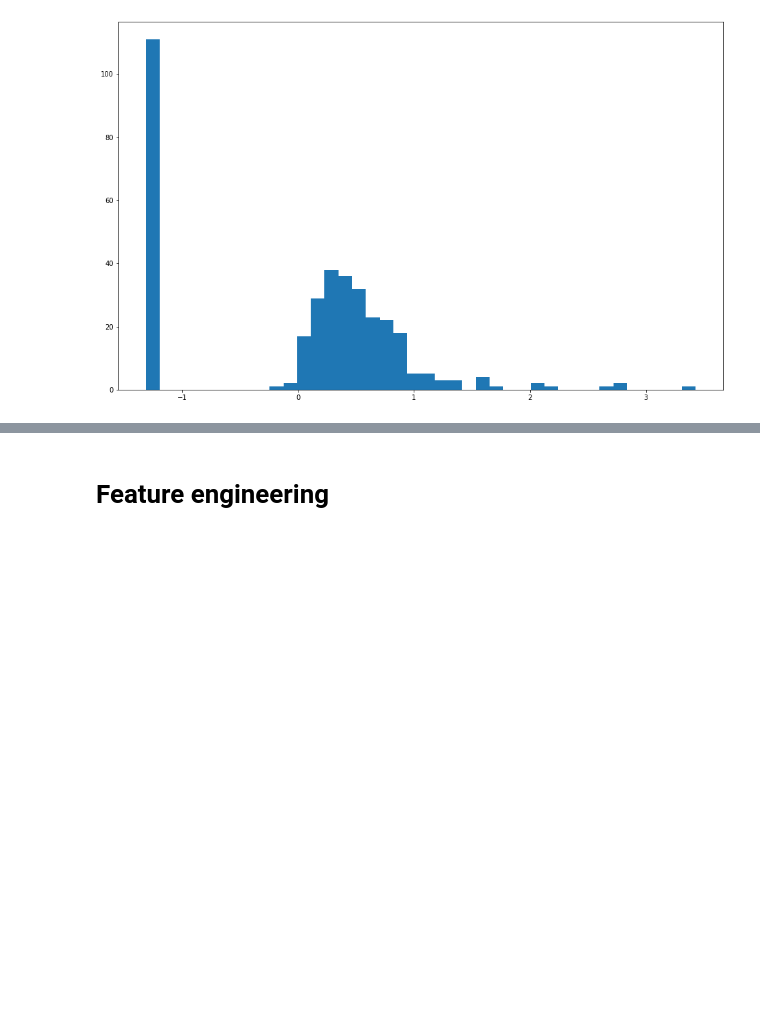
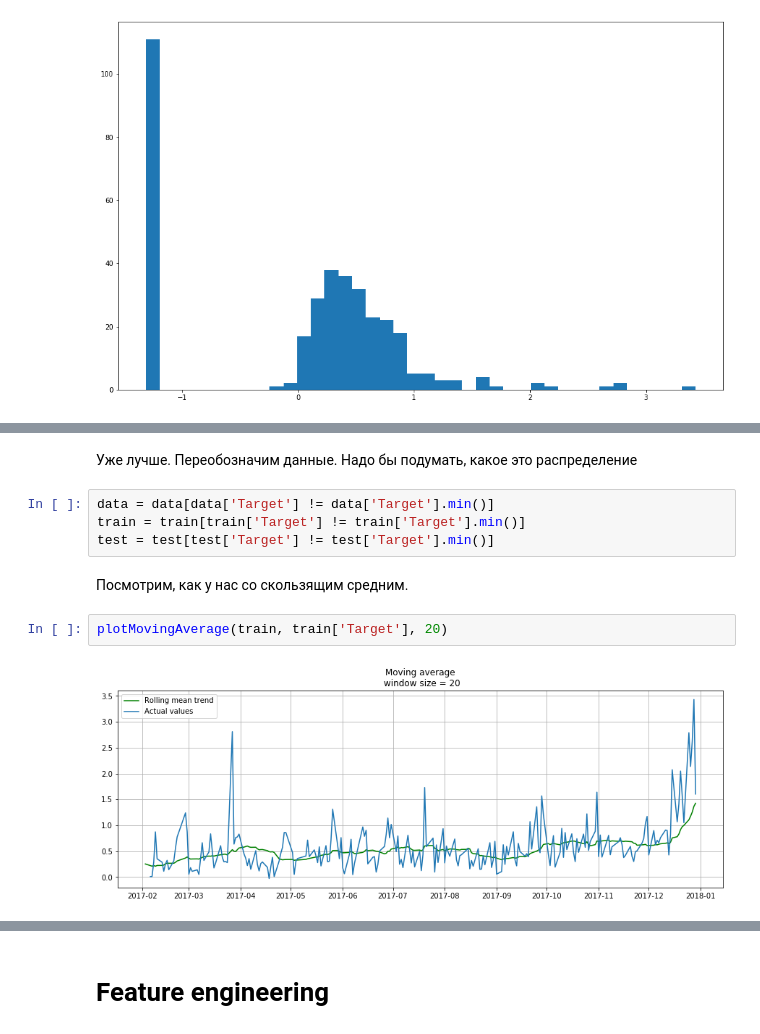
Before and after one commit to Penitto/StochProcs3, a Jupyter notebook: Proj.ipynb, the cells around one changed output, grey strips where cells are left out. Saved outputs shown, nothing was run; the diff lists cells and outputs as text; blank space fills up the shorter version.

```diff
--- a/Proj.ipynb
+++ b/Proj.ipynb
@@ -44,0 +47,12 @@ plt.show()
+# %% [markdown]
+Уже лучше. Переобозначим данные. Надо бы подумать, какое это распределение
+# %%
+data = data[data['Target'] != data['Target'].min()]
+train = train[train['Target'] != train['Target'].min()]
+test = test[test['Target'] != test['Target'].min()]
+# %% [markdown]
+Посмотрим, как у нас со скользящим средним.
+# %%
+plotMovingAverage(train, train['Target'], 20)
+# %% [output]
+[figure, added]
```
Also changed, not shown: parts of 15 cells of this notebook, 1 other file.
